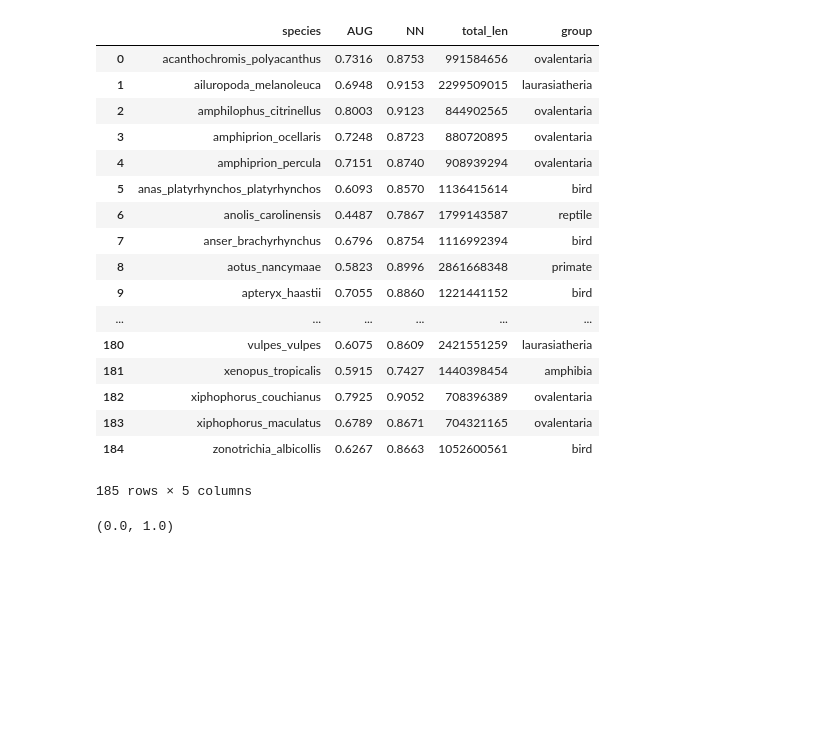
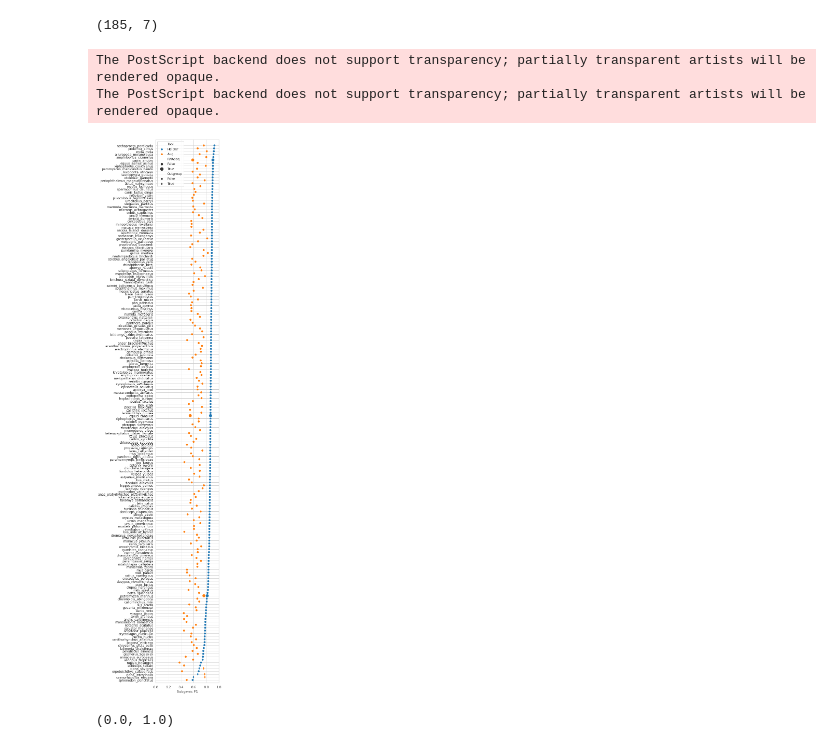
Before and after one commit to weberlab-hhu/helixer_scratch, a Jupyter notebook: plots/notebooks/Animals.ipynb, the cells around one changed output. Cells and saved outputs as stored; diff of their text form; code cells hidden in the pictures; blank space fills up the shorter version.

```diff
--- a/plots/notebooks/Animals.ipynb
+++ b/plots/notebooks/Animals.ipynb
@@ -17,36 +17,54 @@ df_meta = df_meta[df_meta['species'].isin(genomes)].sort_values('species').reset
 df_aug = df_aug.drop(columns=['acc_overall', 'f1_ig', 'f1_utr', 'f1_exon', 'f1_intron', 'legacy_f1_cds','f1_genic'])
 
 # add nn values and metadata to aug df
-df_aug['NN'] = df_nn['sub_genic']
+df_aug['Helixer'] = df_nn['sub_genic']
 df_aug['total_len'] = df_meta['total_len']
 df_aug['group'] = df_nn['group']
-df_animals = df_aug.rename(columns={'sub_genic': 'AUG', 'genome': 'species'})
+df_animals = df_aug.rename(columns={'sub_genic': 'Aug', 'genome': 'species'})
 
 # remove training genomes
 df_animals = df_animals[~df_animals['species'].isin(['mus_musculus','oryzias_latipes','gallus_gallus',
                                                      'theropithecus_gelada','anabas_testudineus',
                                                      'drosophila_melanogaster'])].reset_index(drop=True)
+
+# out of recommended predictive range
+invertebrates = ['ciona_intestinalis', 'ciona_savignyi', 'caenorhabditis_elegans']
+df_animals['Outgroup'] = [x in invertebrates for x in df_animals['species']]
+
+# selected for RNAseq
+selected = ['papio_anubis', 'petromyzon_marinus', 'equus_caballus']
+df_animals['RNAseq'] = [x in selected for x in df_animals['species']]
+
+df_animals = df_animals.sort_values(by="Helixer")
+print(df_animals.shape)
+# %% [output]
+(185, 7)
-# %%
-df_animals
-# %% [output]
-|  | species | AUG | NN | total_len | group |
-| 0 | acanthochromis_polyacanthus | 0.7316 | 0.8753 | 991584656 | ovalentaria |
-| 1 | ailuropoda_melanoleuca | 0.6948 | 0.9153 | 2299509015 | laurasiatheria |
-| 2 | amphilophus_citrinellus | 0.8003 | 0.9123 | 844902565 | ovalentaria |
-| 3 | amphiprion_ocellaris | 0.7248 | 0.8723 | 880720895 | ovalentaria |
-| 4 | amphiprion_percula | 0.7151 | 0.8740 | 908939294 | ovalentaria |
-| 5 | anas_platyrhynchos_platyrhynchos | 0.6093 | 0.8570 | 1136415614 | bird |
-| 6 | anolis_carolinensis | 0.4487 | 0.7867 | 1799143587 | reptile |
-| 7 | anser_brachyrhynchus | 0.6796 | 0.8754 | 1116992394 | bird |
-| 8 | aotus_nancymaae | 0.5823 | 0.8996 | 2861668348 | primate |
-| 9 | apteryx_haastii | 0.7055 | 0.8860 | 1221441152 | bird |
-| ... | ... | ... | ... | ... | ... |
-| 180 | vulpes_vulpes | 0.6075 | 0.8609 | 2421551259 | laurasiatheria |
-| 181 | xenopus_tropicalis | 0.5915 | 0.7427 | 1440398454 | amphibia |
-| 182 | xiphophorus_couchianus | 0.7925 | 0.9052 | 708396389 | ovalentaria |
-| 183 | xiphophorus_maculatus | 0.6789 | 0.8671 | 704321165 | ovalentaria |
-| 184 | zonotrichia_albicollis | 0.6267 | 0.8663 | 1052600561 | bird |
-185 rows × 5 columns
+# %%
+mdf_animals = df_animals.melt(value_vars=['Aug', 'Helixer'], id_vars=['species', 'Outgroup', 'RNAseq'], var_name='Tool')
+# %%
+sns.set_style("whitegrid")
+sns.set_context("notebook", font_scale=1.1)
+
+f = plt.figure(figsize=(7,30))
+
+score_plot = sns.scatterplot(y='species',x='value',
+                             data=mdf_animals, hue='Tool', hue_order=['Helixer', 'Aug'], sizes=[70, 150],
+                             style='Outgroup', markers=['o', 'd'], size='RNAseq')
+
+
+plt.xlabel("Subgenic F1")
+plt.ylabel("")
+
+plt.xlim((0.0, 1.0))
+plt.ylim((-1, 186))
+
+plt.tight_layout()
+
+plt.savefig('RNAseq_animals.eps')
+# %% [output]
+The PostScript backend does not support transparency; partially transparent artists will be rendered opaque.
+The PostScript backend does not support transparency; partially transparent artists will be rendered opaque.
+[figure, added]
 # %%
 sns.set_style("whitegrid")
 f, axes = plt.subplots(1, 1,sharey=True, figsize=(20,30))
```
Also changed, not shown: 2 other files.
